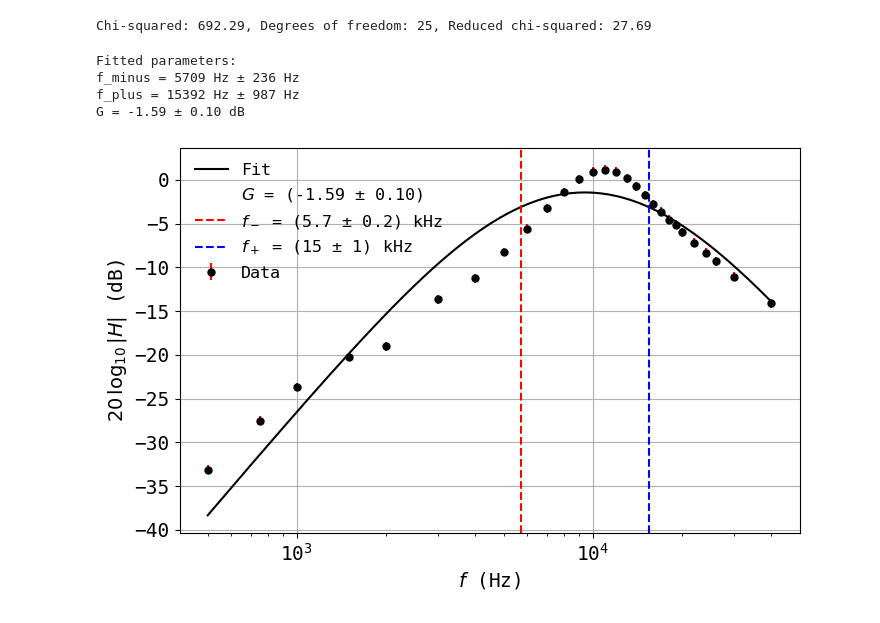
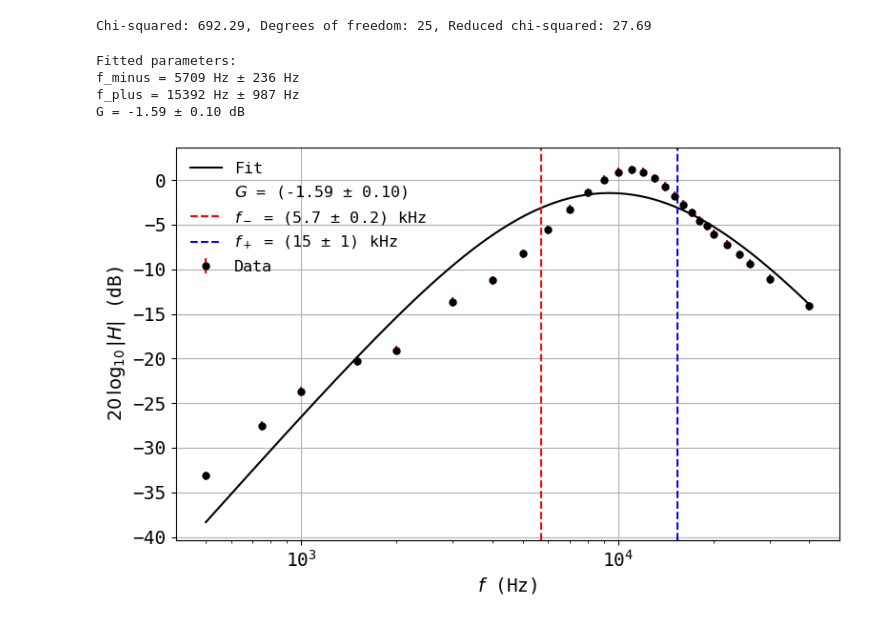
Before and after one commit to askeroelshoej/SP-Lock-In-Amp, a Jupyter notebook: experiment/analysis_stage1_3.ipynb, the cells around one changed output. Saved outputs shown, nothing was run; the diff lists cells and outputs as text; code cells hidden in the pictures.

```diff
--- a/experiment/analysis_stage1_3.ipynb
+++ b/experiment/analysis_stage1_3.ipynb
@@ -193,31 +195,32 @@ f_plus_error = np.sqrt(errors['f_minus']**2 + errors['f_delta']**2)
 print("Fitted parameters:")
 print(f"f_minus = {params['f_minus']:.0f} Hz ± {errors['f_minus']:.0f} Hz")
 print(f"f_plus = {f_plus:.0f} Hz ± {f_plus_error:.0f} Hz")
 print(f"G = {params['G']:.2f} ± {errors['G']:.2f} dB")
 #plot:
 f_linspace = np.linspace(np.min(freq), np.max(freq), 1000)
 func_values = gain_modelV2(f_linspace, *params)
 
 
 
 plt.figure(figsize=(8, 5))
 plt.errorbar(freq, amp_dB, yerr=y_errs, fmt='o', ms = 5, color='k', ecolor='r', label='Data')
 plt.plot(f_linspace, func_values, linestyle='-', color='k', label=f'Fit')
 plt.plot([], [], ' ', label=f'$G$ = ({gain:.2f} ± {errors["G"]:.2f})')
 plt.axvline(f_minus, color='r', linestyle='--', label=f'$f_-$ = ({round(f_minus, -2)/1000:.1f} ± {round(errors["f_minus"], -2)/1000:.1f}) kHz')
 plt.axvline(f_plus, color='b', linestyle='--', label=f'$f_+$ = ({round(f_plus, -2)/1000:.0f} ± {round(f_plus_error, -2)/1000:.0f}) kHz')
 
 plt.xlabel(r"$f$ (Hz)", fontsize=14)
 plt.ylabel(r"$20 \,\log_{10}|H|$ (dB)", fontsize=14)
 plt.xticks(fontsize=14)
 plt.yticks(fontsize=14)
 plt.xscale('log')
 plt.grid(True)
+plt.tight_layout()
 plt.legend(loc = 'upper left', frameon = False, fontsize = 12);
 plt.savefig('stage13_fit.pdf', dpi=600, bbox_inches='tight', pad_inches=0.02);
 # %% [output]
 Fitted parameters:
 f_minus = 5709 Hz ± 236 Hz
 f_plus = 15392 Hz ± 987 Hz
 G = -1.59 ± 0.10 dB
-[figure, old version]
+[figure, new version]
```
Also changed, not shown: parts of 2 cells of this notebook, 2 other files.
